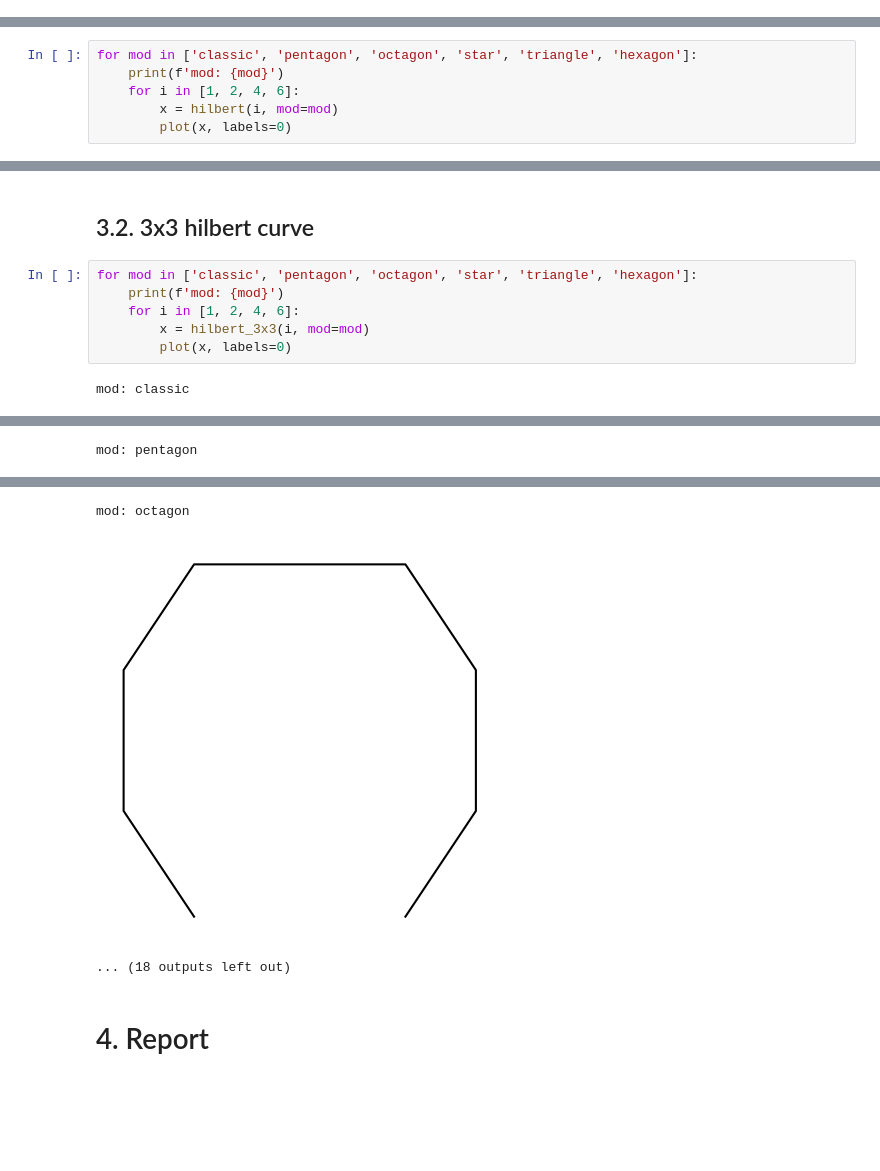
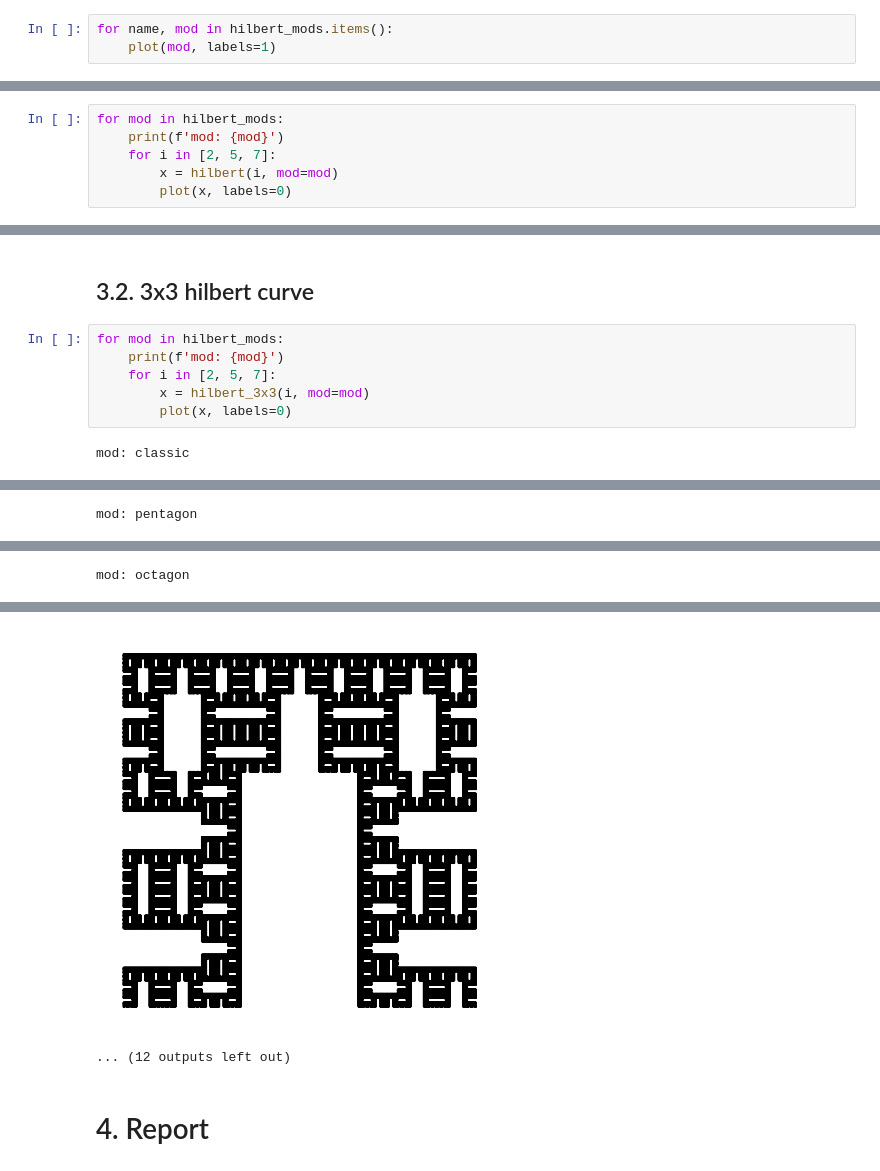
Before and after one commit to piotr-kosakowski/Classic-Fractals, a Jupyter notebook: hilbert/hilbert.ipynb, the cells around one changed output, grey strips where cells are left out. Drawn from its saved outputs; the diff is of its cells as text; blank space fills up the shorter version.

```diff
--- a/hilbert/hilbert.ipynb
+++ b/hilbert/hilbert.ipynb
@@ -73,0 +74,3 @@ def plot(x, labels=0):
+# %%
+for name, mod in hilbert_mods.items():
+    plot(mod, labels=1)
@@ -155,9 +165,9 @@ def hilbert_3x3(order=1, x0=0, y0=0, length=1/2, mod='classic'):
 # %% [markdown]
 ## 3.1. Classic hilbert curve with different stariting shapes
 # %%
-for mod in ['classic', 'pentagon', 'octagon', 'star', 'triangle', 'hexagon']:
+for mod in hilbert_mods:
     print(f'mod: {mod}')
-    for i in [1, 2, 4, 6]:
+    for i in [2, 5, 7]:
         x = hilbert(i, mod=mod)
         plot(x, labels=0)
 # %% [output]
@@ -177,9 +187,9 @@ mod: octagon
 # %% [markdown]
 ## 3.2. 3x3 hilbert curve
 # %%
-for mod in ['classic', 'pentagon', 'octagon', 'star', 'triangle', 'hexagon']:
+for mod in hilbert_mods:
     print(f'mod: {mod}')
-    for i in [1, 2, 4, 6]:
+    for i in [2, 5, 7]:
         x = hilbert_3x3(i, mod=mod)
         plot(x, labels=0)
 # %% [output]
@@ -189,0 +200 @@ mod: classic
+mod: pentagon
@@ -191 +201,0 @@ mod: classic
-mod: pentagon
@@ -193,0 +204 @@ mod: pentagon
+mod: octagon
@@ -196,6 +207,5 @@ mod: pentagon
-mod: octagon
-[figure, old version]
+[figure, new version]
-... (18 outputs left out)
+... (12 outputs left out)
 # %% [markdown]
 # 4. Report
 # %% [markdown]
```
Also changed, not shown: parts of 8 cells of this notebook.
